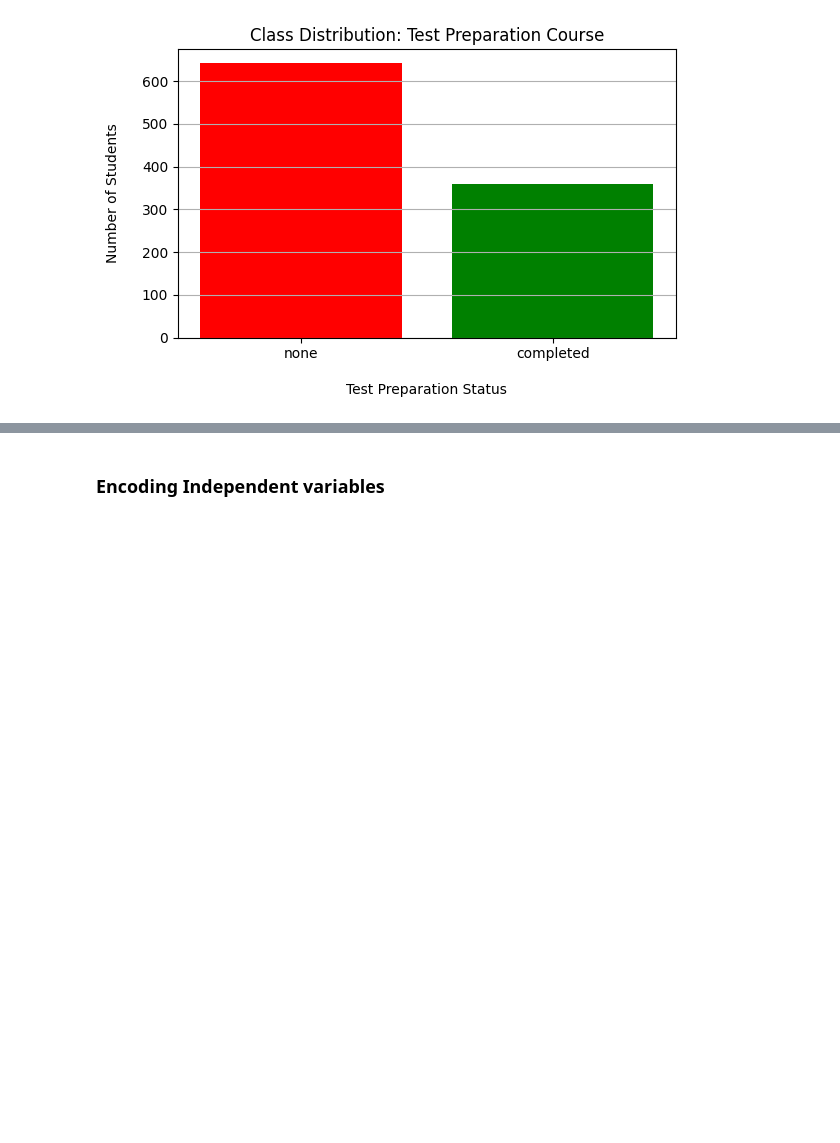
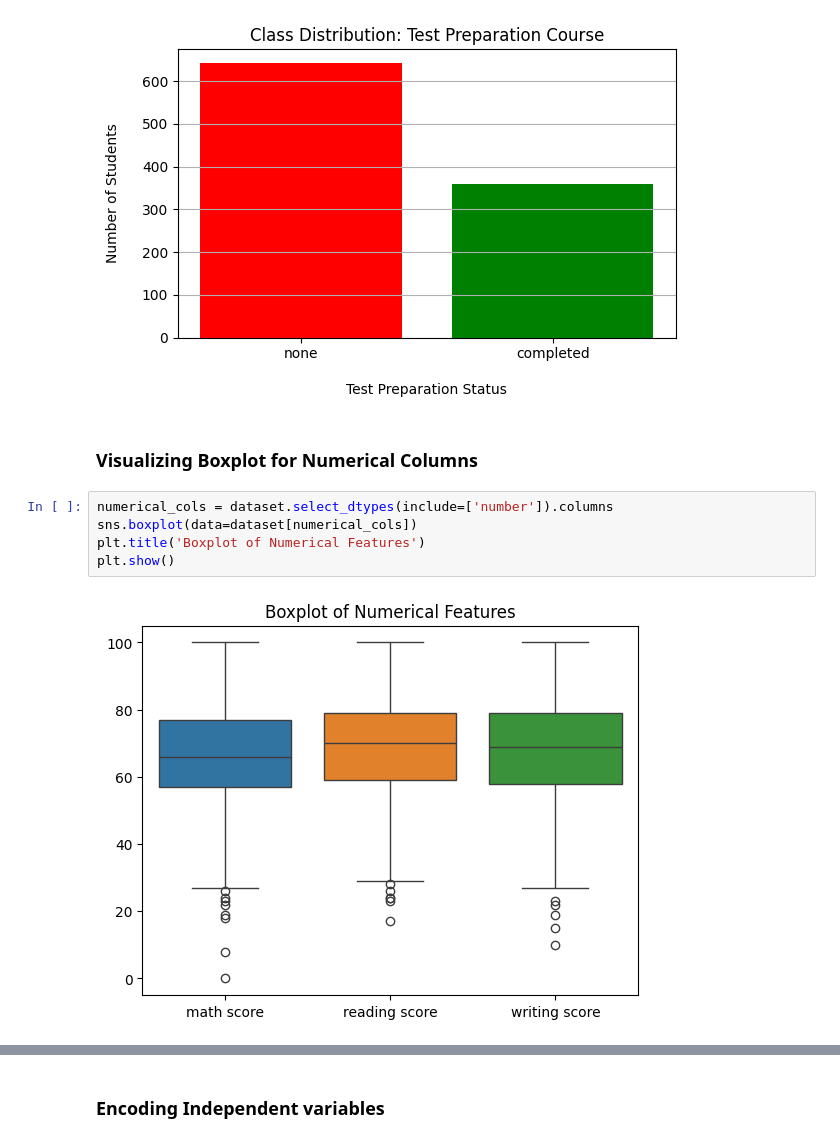
Before and after one commit to SakibMizan/MLProjectStudentPerformance, a Jupyter notebook: SakibMizanProject.ipynb, the cells around one changed output, grey strips where cells are left out. Cells and saved outputs as stored; diff of their text form; blank space fills up the shorter version.

Commit message:
Visualizing Boxplot & Feature Scaling

```diff
--- a/SakibMizanProject.ipynb
+++ b/SakibMizanProject.ipynb
@@ -161,3 +161,12 @@ none         64.2
 completed    35.8
 Name: proportion, dtype: float64
 [figure]
+# %% [markdown]
+### Visualizing Boxplot for Numerical Columns
+# %%
+numerical_cols = dataset.select_dtypes(include=['number']).columns
+sns.boxplot(data=dataset[numerical_cols])
+plt.title('Boxplot of Numerical Features')
+plt.show()
+# %% [output]
+[figure, added]
```
Also changed, not shown: parts of 7 cells of this notebook.
